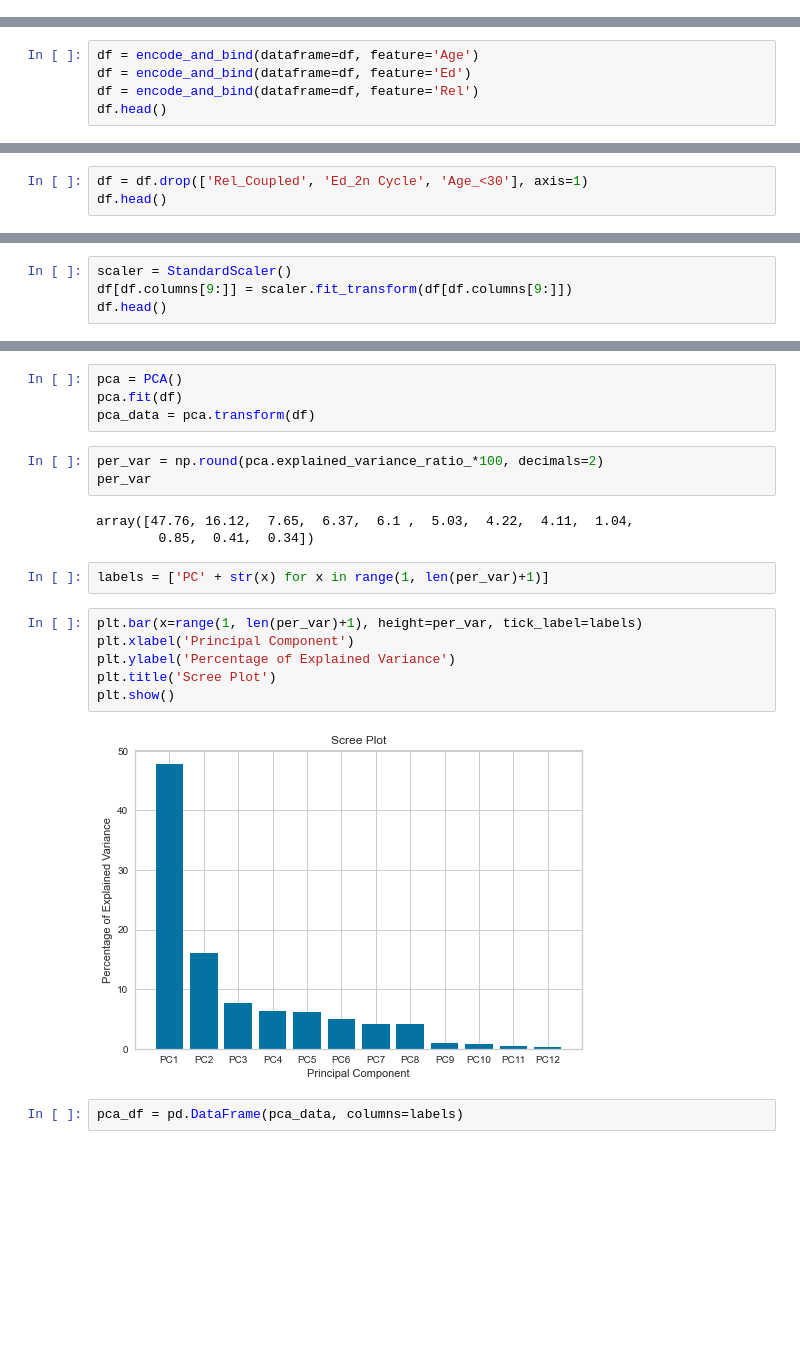
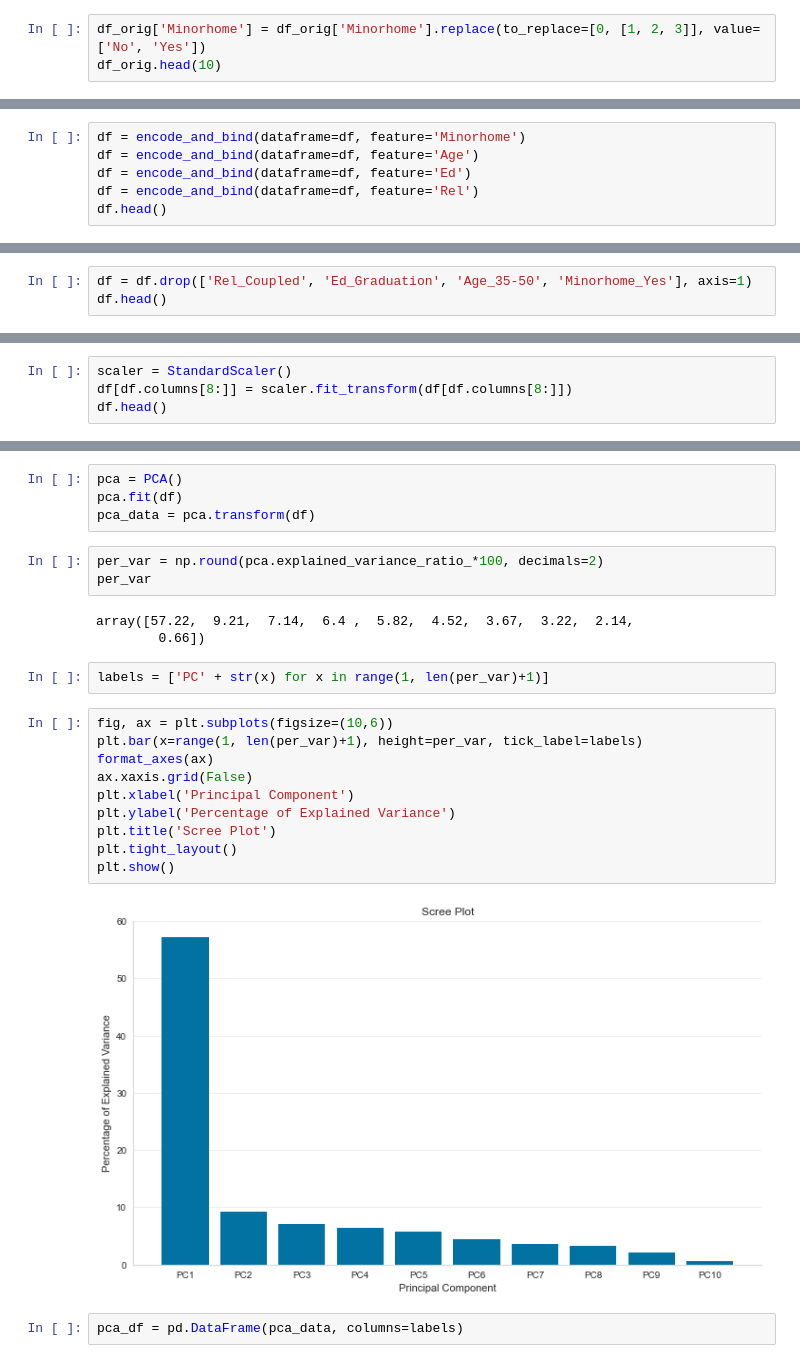
Before and after one commit to saranshkr/customer-profile-analysis, a Jupyter notebook: clustering-model.ipynb, the cells around one changed output, grey strips where cells are left out. Saved outputs shown, nothing was run; the diff lists cells and outputs as text; blank space fills up the shorter version.

```diff
--- a/clustering-model.ipynb
+++ b/clustering-model.ipynb
@@ -26,0 +35,3 @@ df_orig.head()
+# %%
+df_orig['Minorhome'] = df_orig['Minorhome'].replace(to_replace=[0, [1, 2, 3]], value=['No', 'Yes'])
+df_orig.head(10)
@@ -44,6 +67,7 @@ def encode_and_bind(dataframe, feature):
     res = res.drop([feature], axis=1)
     return(res)
 # %%
+df = encode_and_bind(dataframe=df, feature='Minorhome')
 df = encode_and_bind(dataframe=df, feature='Age')
 df = encode_and_bind(dataframe=df, feature='Ed')
 df = encode_and_bind(dataframe=df, feature='Rel')
@@ -58,4 +82,4 @@ df.head()
 # %%
-df = df.drop(['Rel_Coupled', 'Ed_2n Cycle', 'Age_<30'], axis=1)
+df = df.drop(['Rel_Coupled', 'Ed_Graduation', 'Age_35-50', 'Minorhome_Yes'], axis=1)
 df.head()
 # %% [output]
@@ -87,5 +102,5 @@ plt.show()
 # %%
 scaler = StandardScaler()
-df[df.columns[9:]] = scaler.fit_transform(df[df.columns[9:]])
+df[df.columns[8:]] = scaler.fit_transform(df[df.columns[8:]])
 df.head()
 # %% [output]
@@ -105,18 +120,22 @@ pca_data = pca.transform(df)
 per_var = np.round(pca.explained_variance_ratio_*100, decimals=2)
 per_var
 # %% [output]
-array([47.76, 16.12,  7.65,  6.37,  6.1 ,  5.03,  4.22,  4.11,  1.04,
-        0.85,  0.41,  0.34])
+array([57.22,  9.21,  7.14,  6.4 ,  5.82,  4.52,  3.67,  3.22,  2.14,
+        0.66])
 # %%
 labels = ['PC' + str(x) for x in range(1, len(per_var)+1)]
 # %%
+fig, ax = plt.subplots(figsize=(10,6))
 plt.bar(x=range(1, len(per_var)+1), height=per_var, tick_label=labels)
+format_axes(ax)
+ax.xaxis.grid(False)
 plt.xlabel('Principal Component')
 plt.ylabel('Percentage of Explained Variance')
 plt.title('Scree Plot')
+plt.tight_layout()
 plt.show()
 # %% [output]
-[figure, old version]
+[figure, new version]
 # %%
 pca_df = pd.DataFrame(pca_data, columns=labels)
 # %%
```
Also changed, not shown: parts of 31 cells of this notebook, 2 other files.
